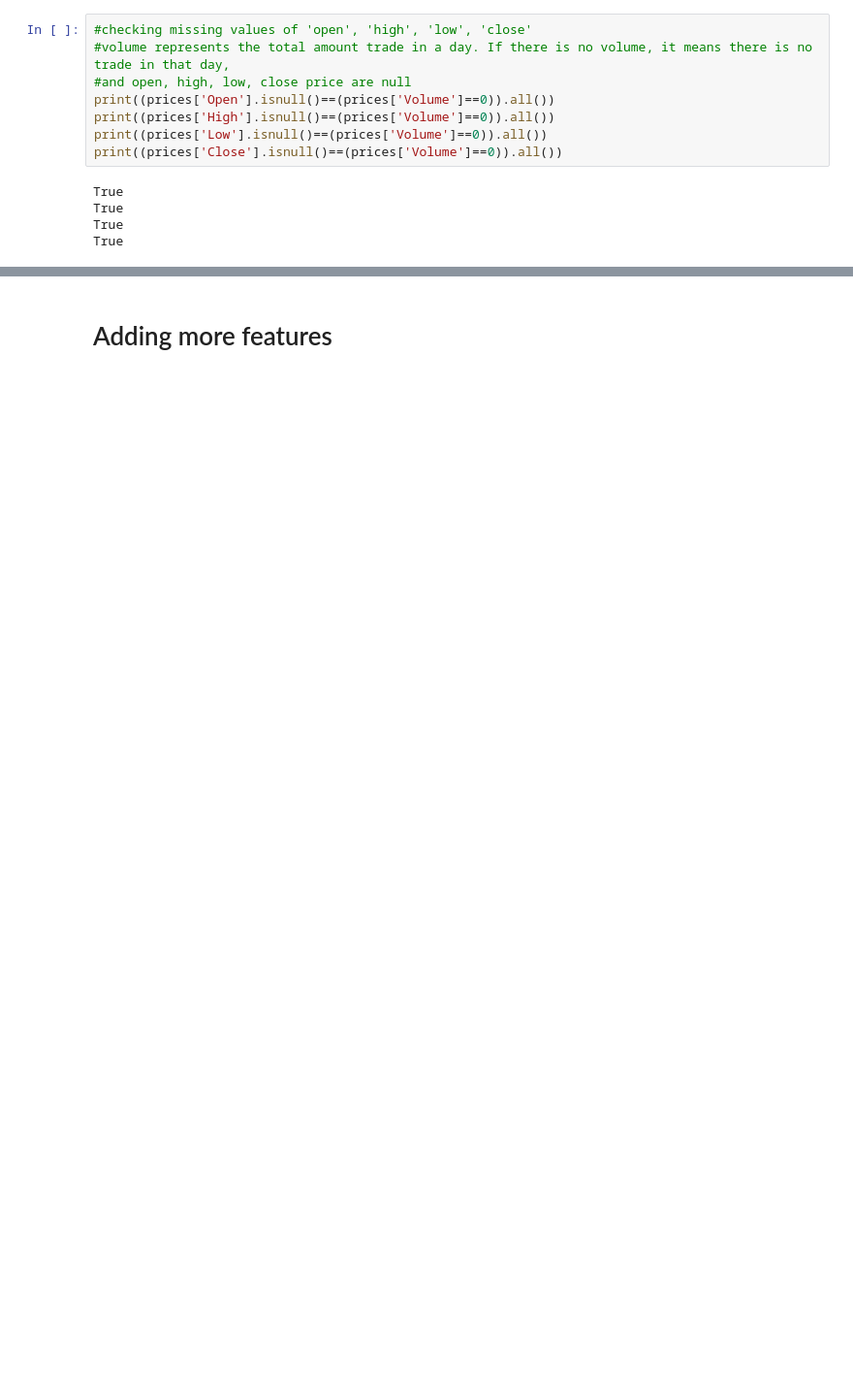
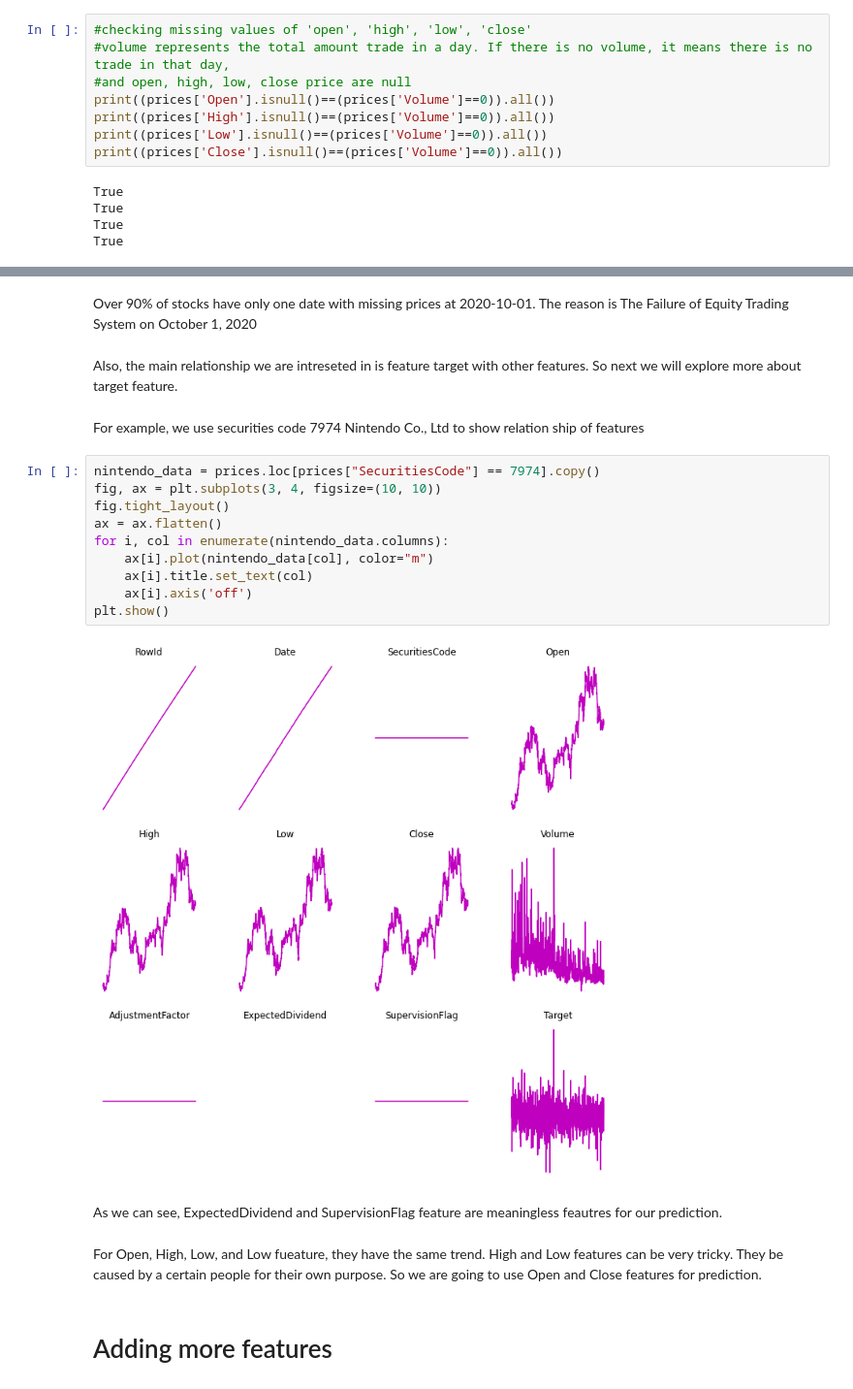
Before and after one commit to SmokeiiiiiCoder/CapstoneTwo, a Jupyter notebook: EDANEW.ipynb, the cells around one changed output, grey strips where cells are left out. Shown at 97% size. Drawn from its saved outputs; the diff is of its cells as text; blank space fills up the shorter version.

```diff
--- a/EDANEW.ipynb
+++ b/EDANEW.ipynb
@@ -144,2 +184,24 @@ For 8806, it misses 2022-04-26 to 2022-04-28 data.
+# %% [markdown]
+Over 90% of stocks have only one date with missing prices at 2020-10-01. The reason is The Failure of Equity Trading System on October 1, 2020
+# %% [markdown]
+Also, the main relationship we are intreseted in is feature target with other features. So next we will explore more about target feature.
+# %% [markdown]
+For example, we use securities code 7974 Nintendo Co., Ltd to show relation ship of features
+# %%
+nintendo_data = prices.loc[prices["SecuritiesCode"] == 7974].copy()
+fig, ax = plt.subplots(3, 4, figsize=(10, 10))
+fig.tight_layout()
+ax = ax.flatten()
+for i, col in enumerate(nintendo_data.columns):
+    ax[i].plot(nintendo_data[col], color="m")
+    ax[i].title.set_text(col)
+    ax[i].axis('off')
+plt.show()
+# %% [output]
+[figure, added]
+# %% [markdown]
+As we can see, ExpectedDividend and SupervisionFlag feature are meaningless feautres for our prediction.
+# %% [markdown]
+For Open, High, Low, and Low fueature, they have the same trend. High and Low features can be very tricky. They be caused by a certain people for their own purpose. So we are going to use Open and Close features for prediction.
 # %% [markdown]
 # Adding more features
```
Also changed, not shown: parts of 21 cells of this notebook, 1 other file.
